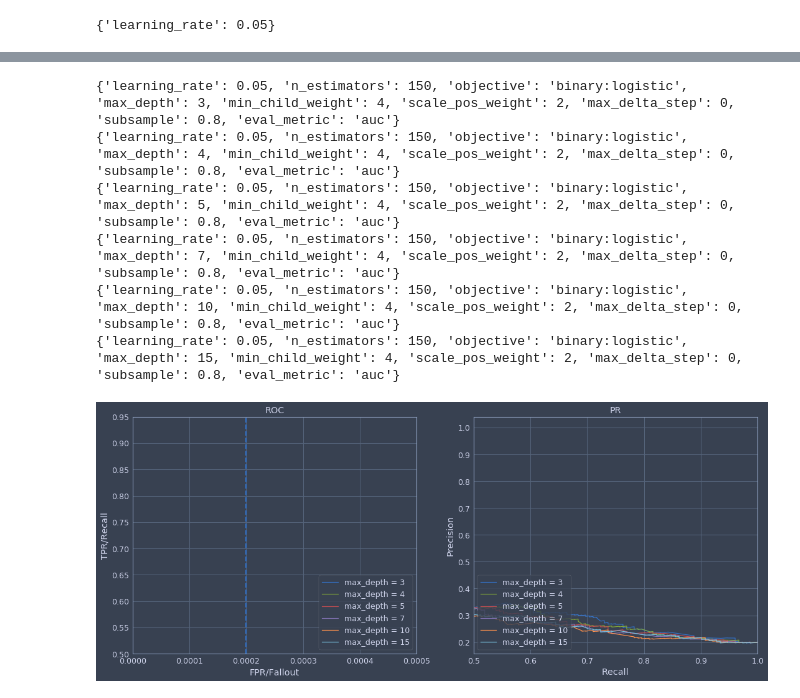
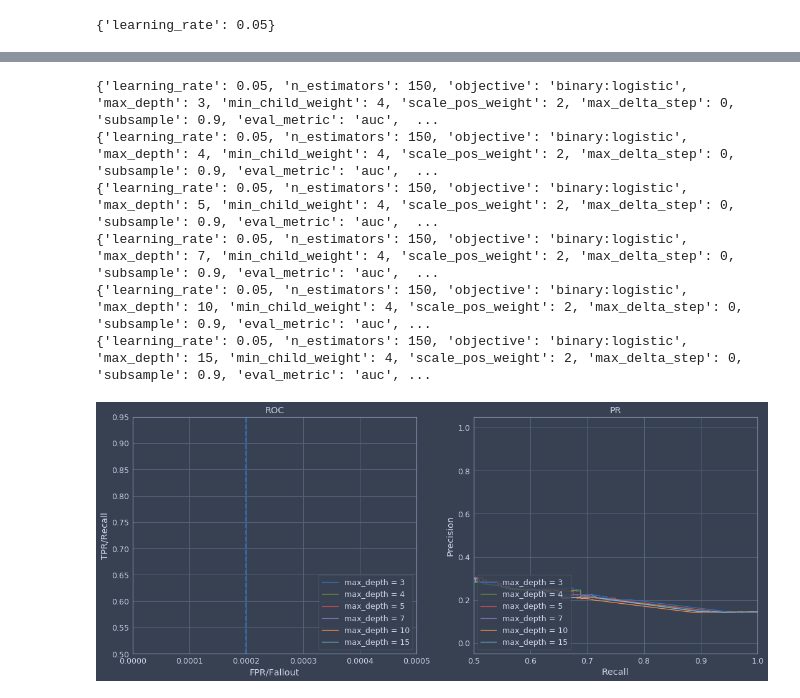
Before and after one commit to kaushik316/T2D_Models, a Jupyter notebook: src/notebooks/Model Evaluation.ipynb, the cells around one changed output, grey strips where cells are left out. Saved outputs shown, nothing was run; the diff lists cells and outputs as text; code cells hidden in the pictures.

```diff
--- a/src/notebooks/Model Evaluation.ipynb
+++ b/src/notebooks/Model Evaluation.ipynb
@@ -73,8 +77,8 @@ X_train.head()
 # %% [markdown]
 ### Logistic Regression
 # %%
-log_model = LogisticRegressionCV(solver='lbfgs',
-                                 penalty='l2',
+log_model = LogisticRegressionCV(solver='liblinear',
+                                 penalty='l1',
                                  class_weight='balanced',
                                  scoring='roc_auc',
                                  cv=10,
@@ -157,8 +161,9 @@ important_features = ev.feat_importance(coefs, feature_names, 20, one_dim=False)
 # %% [markdown]
 ### Random Forest
 # %%
-X_train = X_train.drop(['snpcount'], axis=1)
-X_test = X_test.drop(['snpcount'], axis=1)
+if 'snpcount' in X_train.columns:
+    X_train = X_train.drop(['snpcount'], axis=1)
+    X_test = X_test.drop(['snpcount'], axis=1)
 # %%
 # n_jobs = -1 allows training to be done on all available cores
 rf_model = RandomForestClassifier(n_jobs=-1, class_weight='balanced')
@@ -217,7 +222,7 @@ xgtest_target = y_test.values
  # parameters to be tries in the grid search
 cv_params = {'max_depth': [2, 3,5,7,10, 15, 20], 'min_child_weight': [1,2,3,4,5], 'scale_pos_weight':[2, 5, 7, 9]}
 #other parameters, fixed for the moment
-fix_params = {'learning_rate': 0.1, 'n_estimators': 100, 'objective': 'binary:logistic','silent':True}
+fix_params = {'learning_rate': 0.1, 'n_estimators': 100, 'objective': 'binary:logistic','silent':1}
 csv = GridSearchCV(xgb.XGBClassifier(**fix_params), cv_params, scoring = 'roc_auc', cv = 5)
 # %%
 # Trying to find best params for max depth and child weight
@@ -254,5 +259,6 @@ csv.best_params_
 fix_params['learning_rate'] = csv.best_params_['learning_rate']
 params_final =  fix_params
 params_final['eval_metric'] = 'auc'
+params_final['silent'] = 1
 print(params_final)
 # %% [output]
@@ -408,16 +401,16 @@ def plot_roc(X_train, y_train, X_val, y_val, par, name_par, list_par):
     ax2.set_xlim([0.5, 1])
     plt.show()
 # %%
-# par = params_final
-# plot_roc(xgtrain, xgtrain_target, xgtest, xgtest_target, par, 'max_depth', [3,4,5,7,10,15])
+par = params_final
+plot_roc(xgtrain, xgtrain_target, xgtest, xgtest_target, par, 'max_depth', [3,4,5,7,10,15])
 # %% [output]
-{'learning_rate': 0.05, 'n_estimators': 150, 'objective': 'binary:logistic', 'max_depth': 3, 'min_child_weight': 4, 'scale_pos_weight': 2, 'max_delta_step': 0, 'subsample': 0.8, 'eval_metric': 'auc'}
-{'learning_rate': 0.05, 'n_estimators': 150, 'objective': 'binary:logistic', 'max_depth': 4, 'min_child_weight': 4, 'scale_pos_weight': 2, 'max_delta_step': 0, 'subsample': 0.8, 'eval_metric': 'auc'}
-{'learning_rate': 0.05, 'n_estimators': 150, 'objective': 'binary:logistic', 'max_depth': 5, 'min_child_weight': 4, 'scale_pos_weight': 2, 'max_delta_step': 0, 'subsample': 0.8, 'eval_metric': 'auc'}
-{'learning_rate': 0.05, 'n_estimators': 150, 'objective': 'binary:logistic', 'max_depth': 7, 'min_child_weight': 4, 'scale_pos_weight': 2, 'max_delta_step': 0, 'subsample': 0.8, 'eval_metric': 'auc'}
-{'learning_rate': 0.05, 'n_estimators': 150, 'objective': 'binary:logistic', 'max_depth': 10, 'min_child_weight': 4, 'scale_pos_weight': 2, 'max_delta_step': 0, 'subsample': 0.8, 'eval_metric': 'auc'}
-{'learning_rate': 0.05, 'n_estimators': 150, 'objective': 'binary:logistic', 'max_depth': 15, 'min_child_weight': 4, 'scale_pos_weight': 2, 'max_delta_step': 0, 'subsample': 0.8, 'eval_metric': 'auc'}
+{'learning_rate': 0.05, 'n_estimators': 150, 'objective': 'binary:logistic', 'max_depth': 3, 'min_child_weight': 4, 'scale_pos_weight': 2, 'max_delta_step': 0, 'subsample': 0.9, 'eval_metric': 'auc',  ...
+{'learning_rate': 0.05, 'n_estimators': 150, 'objective': 'binary:logistic', 'max_depth': 4, 'min_child_weight': 4, 'scale_pos_weight': 2, 'max_delta_step': 0, 'subsample': 0.9, 'eval_metric': 'auc',  ...
+{'learning_rate': 0.05, 'n_estimators': 150, 'objective': 'binary:logistic', 'max_depth': 5, 'min_child_weight': 4, 'scale_pos_weight': 2, 'max_delta_step': 0, 'subsample': 0.9, 'eval_metric': 'auc',  ...
+{'learning_rate': 0.05, 'n_estimators': 150, 'objective': 'binary:logistic', 'max_depth': 7, 'min_child_weight': 4, 'scale_pos_weight': 2, 'max_delta_step': 0, 'subsample': 0.9, 'eval_metric': 'auc',  ...
+{'learning_rate': 0.05, 'n_estimators': 150, 'objective': 'binary:logistic', 'max_depth': 10, 'min_child_weight': 4, 'scale_pos_weight': 2, 'max_delta_step': 0, 'subsample': 0.9, 'eval_metric': 'auc', ...
+{'learning_rate': 0.05, 'n_estimators': 150, 'objective': 'binary:logistic', 'max_depth': 15, 'min_child_weight': 4, 'scale_pos_weight': 2, 'max_delta_step': 0, 'subsample': 0.9, 'eval_metric': 'auc', ...
-[figure, old version]
+[figure, new version]
 # %%
 par
 # %% [output]
```
Also changed, not shown: parts of 37 cells of this notebook, 24 other files.
